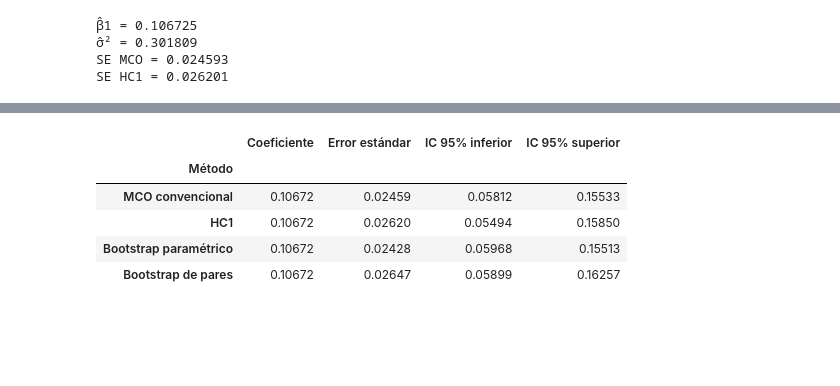
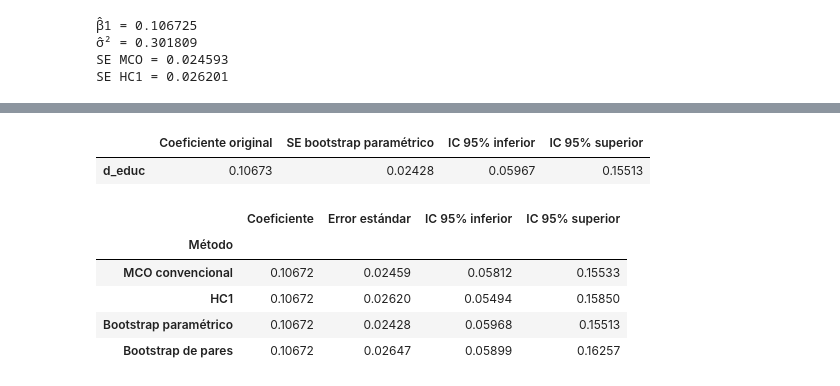
Before and after one commit to sebabecerra/Econometria-II-DEN, a Jupyter notebook: Tarea2/Tarea2_Twins_Bootstrap_Solucion.ipynb, the cells around one changed output, grey strips where cells are left out. Saved outputs shown, nothing was run; the diff lists cells and outputs as text; code cells hidden in the pictures; blank space fills up the shorter version.

```diff
--- a/Tarea2/Tarea2_Twins_Bootstrap_Solucion.ipynb
+++ b/Tarea2/Tarea2_Twins_Bootstrap_Solucion.ipynb
@@ -440,3 +573,72 @@ Réplicas de pares: 9,999
+# %%
+# Número de muestras artificiales que se van a generar
+R = 9_999
+
+# Semilla para obtener los mismos resultados cada vez
+SEMILLA = 20_260_815
+
+# Generador de números aleatorios
+rng = np.random.default_rng(SEMILLA)
+
+# Matriz vacía para guardar los coeficientes estimados
+# Tiene R filas y k columnas:
+# una fila por réplica y una columna por coeficiente
+beta_param = np.empty((R, k))
+
+# Repetir el procedimiento R veces
+for r in range(R):
+
+    # Generar n errores artificiales:
+    # u* ~ N(0, sigma² estimada)
+    u_star = rng.normal(
+        loc=0,
+        scale=np.sqrt(sigma2_hat),
+        size=n
+    )
+
+    # Crear una variable dependiente artificial:
+    # y* = X β̂ + u*
+    #
+    # X_matriz @ beta_hat es el valor predicho por el modelo
+    # u_star es el nuevo error aleatorio
+    y_star = X_matriz @ beta_hat + u_star
+
+    # Estimar nuevamente los coeficientes MCO:
+    # β̂* = (X'X)^(-1) X'y*
+    beta_param[r] = (
+        XX_inv
+        @ X_matriz.T
+        @ y_star
+    )
+
+# Calcular el error estándar bootstrap:
+# es la desviación estándar de los R coeficientes estimados
+SE_param = beta_param.std(
+    axis=0,
+    ddof=1
+)
+
+# Calcular el intervalo de confianza percentil al 95%
+# Se utilizan los percentiles 2,5% y 97,5%
+IC_param = np.quantile(
+    beta_param,
+    [0.025, 0.975],
+    axis=0
+)
+
+# Organizar los resultados en una tabla
+resultado_param = pd.DataFrame({
+    "Coeficiente original": beta_hat,
+    "SE bootstrap paramétrico": SE_param,
+    "IC 95% inferior": IC_param[0],
+    "IC 95% superior": IC_param[1]
+}, index=X.columns)
+
+# Mostrar la tabla con seis decimales
+display(resultado_param.round(6))
+# %% [output]
+|  | Coeficiente original | SE bootstrap paramétrico | IC 95% inferior | IC 95% superior |
+| d_educ | 0.10673 | 0.02428 | 0.05967 | 0.15513 |
 # %%
 ic_mco = beta_hat + np.array([-1, 1])*tcrit*se_mco
 ic_hc1 = beta_hat + np.array([-1, 1])*tcrit*se_hc1
```
Also changed, not shown: parts of 12 cells of this notebook.
